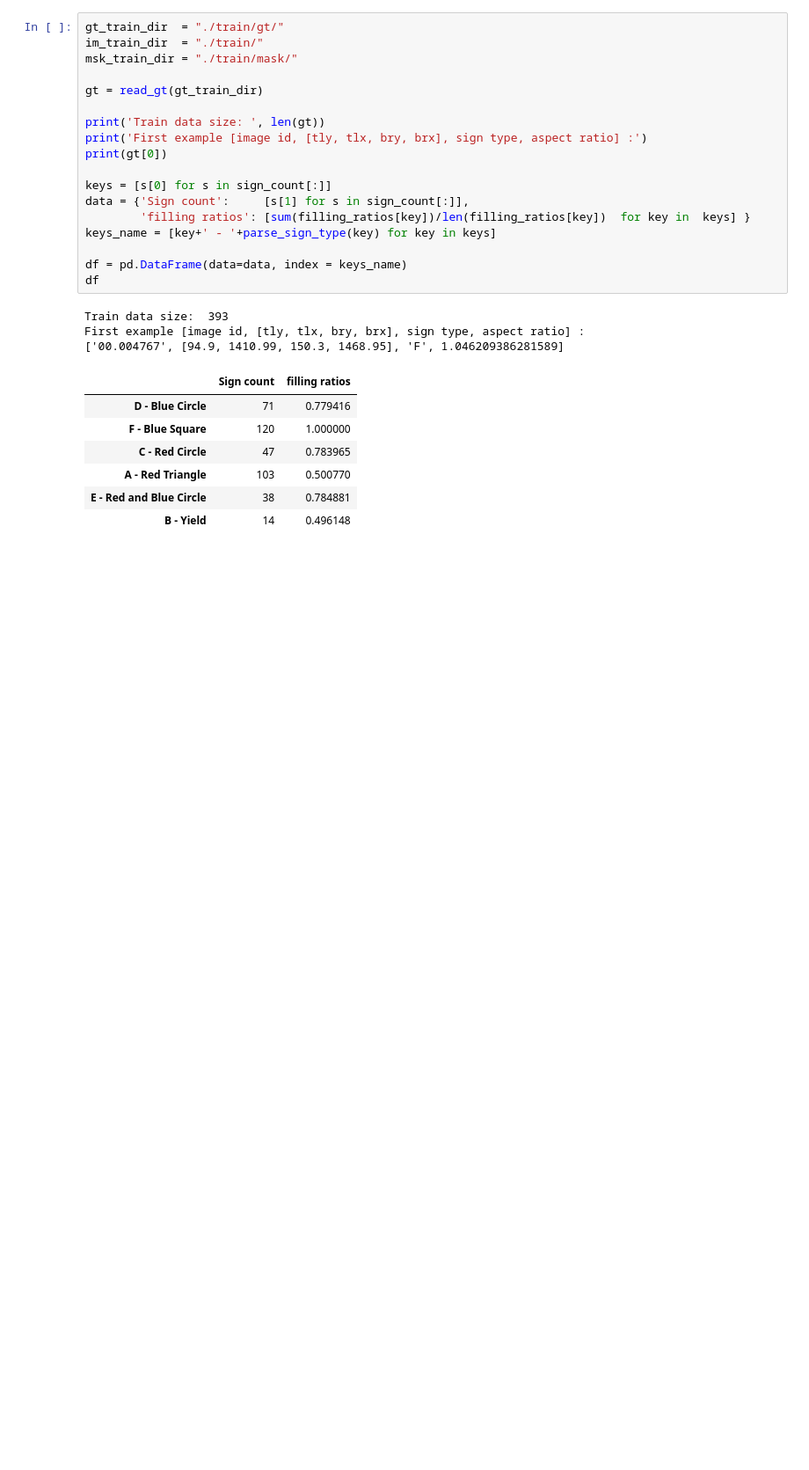
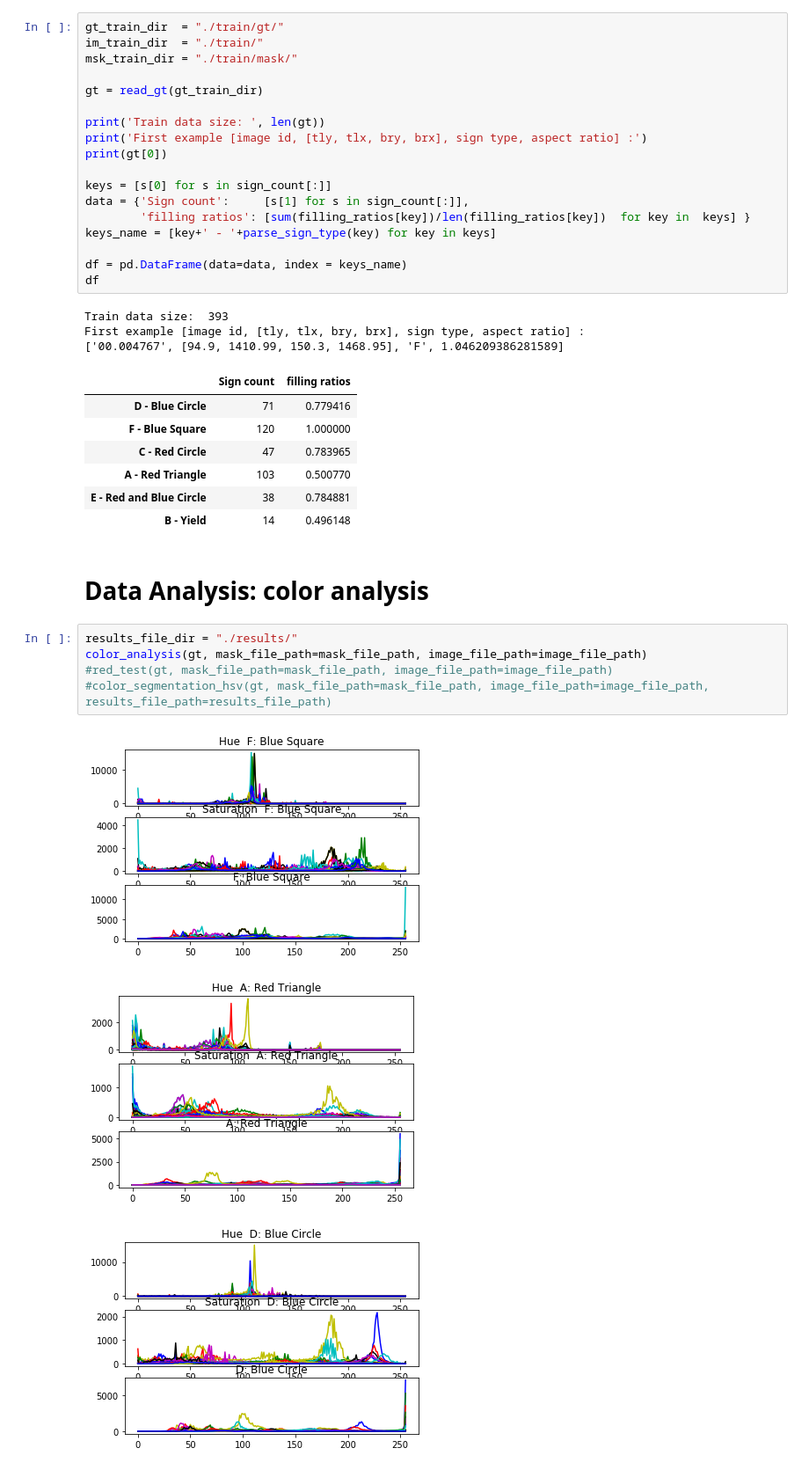
Before and after one commit to mcv-m1-project-2018/Team7, a Jupyter notebook: Demo.ipynb, the cells around one changed output. Shown: that part at 88% size. Cells and saved outputs as stored; diff of their text form; blank space fills up the shorter version.

Commit message:
notebook color analysis

```diff
--- a/Demo.ipynb
+++ b/Demo.ipynb
@@ -36,3 +36,14 @@ First example [image id, [tly, tlx, bry, brx], sign type, aspect ratio] :
 | A - Red Triangle | 103 | 0.500770 |
 | E - Red and Blue Circle | 38 | 0.784881 |
 | B - Yield | 14 | 0.496148 |
+# %% [markdown]
+# Data Analysis: color analysis
+# %%
+results_file_dir = "./results/"
+color_analysis(gt, mask_file_path=mask_file_path, image_file_path=image_file_path)
+#red_test(gt, mask_file_path=mask_file_path, image_file_path=image_file_path)
+#color_segmentation_hsv(gt, mask_file_path=mask_file_path, image_file_path=image_file_path, results_file_path=results_file_path)
+# %% [output]
+[figure, added]
+[figure, added]
+[figure, added]
```
Also changed, not shown: parts of 2 cells of this notebook.
